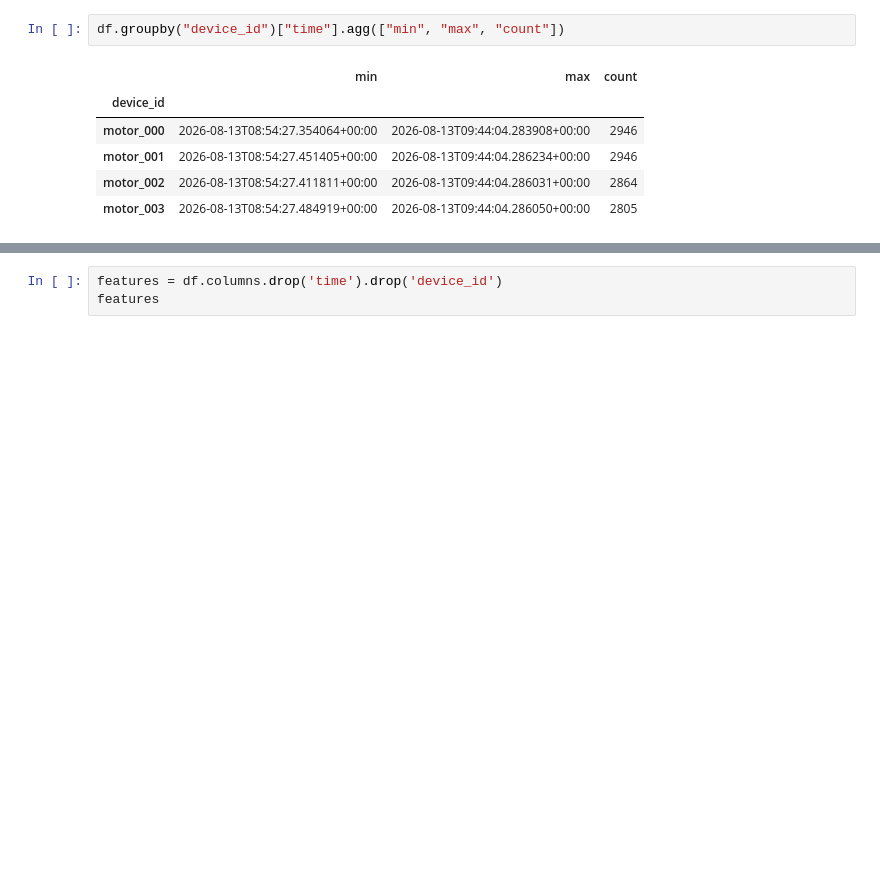
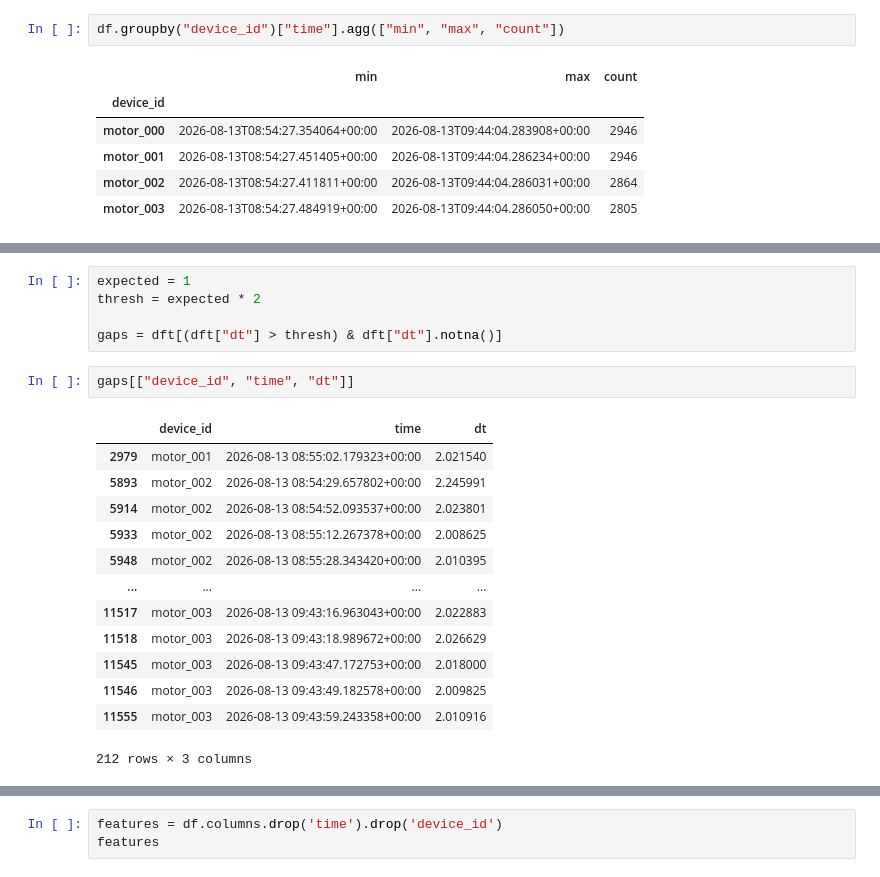
Before and after one commit to yrmint/predictive-maintenance, a Jupyter notebook: notebooks/experiments.ipynb, the cells around one changed output, grey strips where cells are left out. Cells and saved outputs as stored; diff of their text form; blank space fills up the shorter version.

```diff
--- a/notebooks/experiments.ipynb
+++ b/notebooks/experiments.ipynb
@@ -82,0 +143,21 @@ df.groupby("device_id")["time"].agg(["min", "max", "count"])
+# %%
+expected = 1
+thresh = expected * 2
+
+gaps = dft[(dft["dt"] > thresh) & dft["dt"].notna()]
+# %%
+gaps[["device_id", "time", "dt"]]
+# %% [output]
+|  | device_id | time | dt |
+| 2979 | motor_001 | 2026-08-13 08:55:02.179323+00:00 | 2.021540 |
+| 5893 | motor_002 | 2026-08-13 08:54:29.657802+00:00 | 2.245991 |
+| 5914 | motor_002 | 2026-08-13 08:54:52.093537+00:00 | 2.023801 |
+| 5933 | motor_002 | 2026-08-13 08:55:12.267378+00:00 | 2.008625 |
+| 5948 | motor_002 | 2026-08-13 08:55:28.343420+00:00 | 2.010395 |
+| ... | ... | ... | ... |
+| 11517 | motor_003 | 2026-08-13 09:43:16.963043+00:00 | 2.022883 |
+| 11518 | motor_003 | 2026-08-13 09:43:18.989672+00:00 | 2.026629 |
+| 11545 | motor_003 | 2026-08-13 09:43:47.172753+00:00 | 2.018000 |
+| 11546 | motor_003 | 2026-08-13 09:43:49.182578+00:00 | 2.009825 |
+| 11555 | motor_003 | 2026-08-13 09:43:59.243358+00:00 | 2.010916 |
+212 rows × 3 columns
```
Also changed, not shown: parts of 12 cells of this notebook.
